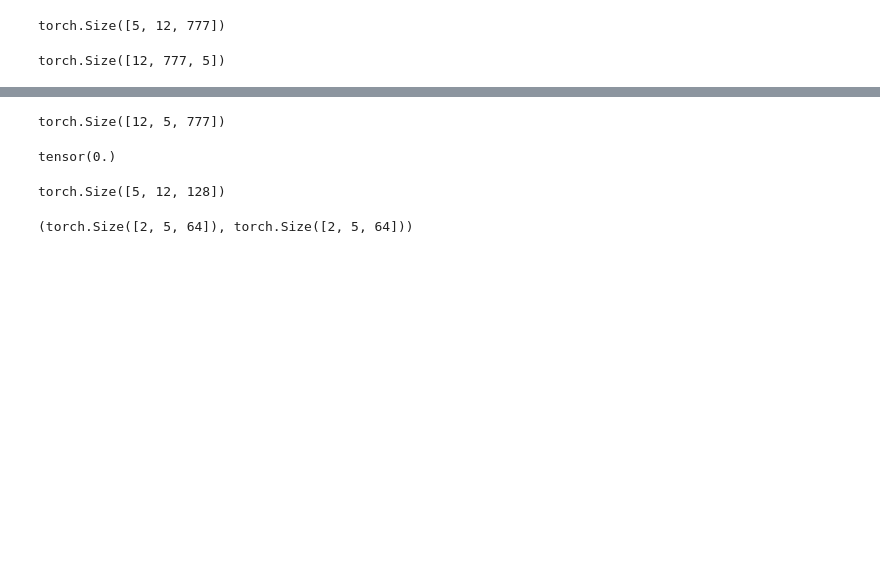
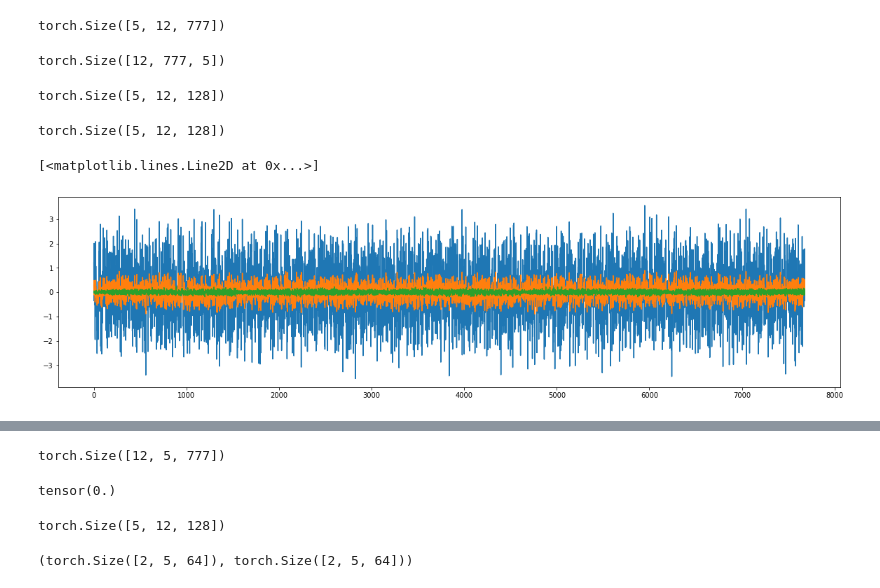
Before and after one commit to jinmang2/Sequential-Is-All-You-Needs, a Jupyter notebook: notebook/testing_my_sequential.ipynb, the cells around one changed output, grey strips where cells are left out. Drawn from its saved outputs; the diff is of its cells as text; code cells hidden in the pictures; blank space fills up the shorter version.

```diff
--- a/notebook/testing_my_sequential.ipynb
+++ b/notebook/testing_my_sequential.ipynb
@@ -22,5 +65,7 @@ tensor([[0.0000, 0.1220, 1.0006, 0.9880, 0.0000, 1.2982, 0.0000, 0.7144, 0.7455,
 # %%
 biLSTM = nn.LSTM(777, 64, batch_first=True, bidirectional=True)
+# %%
+uniLSTM = nn.LSTM(64*2, 64*2, batch_first=True, bidirectional=False)
 # %%
 biGRU = nn.GRU(777, 64, batch_first=True, bidirectional=True)
 # %%
@@ -33,3 +78,15 @@ torch.Size([5, 12, 777])
 x.permute(1, 2, 0).shape
 # %% [output]
 torch.Size([12, 777, 5])
+# %%
+output, _ = biLSTM(x)
+# %%
+output.shape
+# %% [output]
+torch.Size([5, 12, 128])
+# %%
+output2, _ = uniLSTM(output)
+# %%
+output2.shape
+# %% [output]
+torch.Size([5, 12, 128])
@@ -35,0 +98,8 @@ torch.Size([12, 777, 5])
+# %%
+plt.figure(figsize=(20, 5))
+plt.plot(layernorm(output + dropout(output2)).flatten().detach().numpy())
+plt.plot(output.flatten().detach().numpy())
+plt.plot(output2.flatten().detach().numpy())
+# %% [output]
+[<matplotlib.lines.Line2D at 0x...>]
+[figure, added]
```
Also changed, not shown: parts of 9 cells of this notebook, 1 other file.
